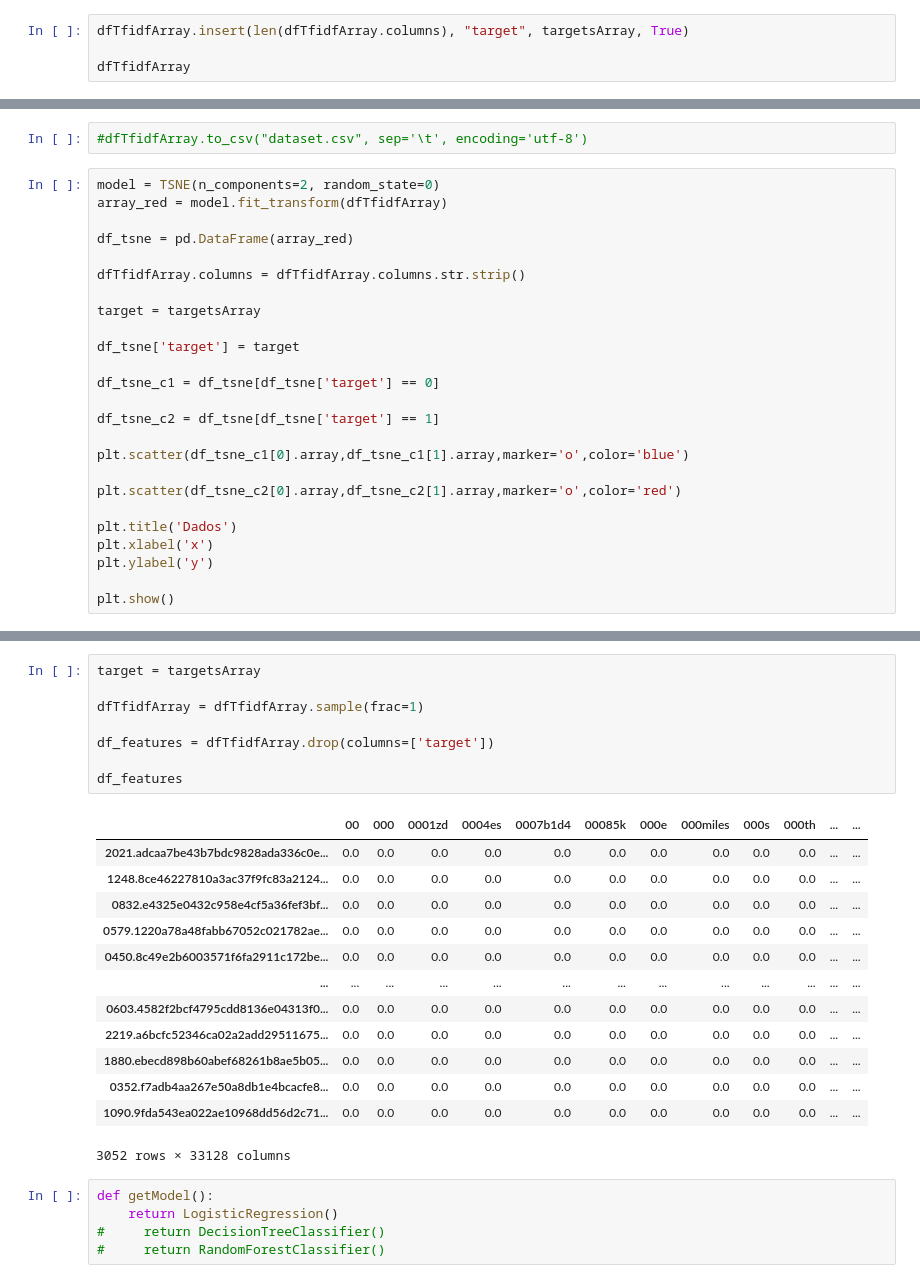
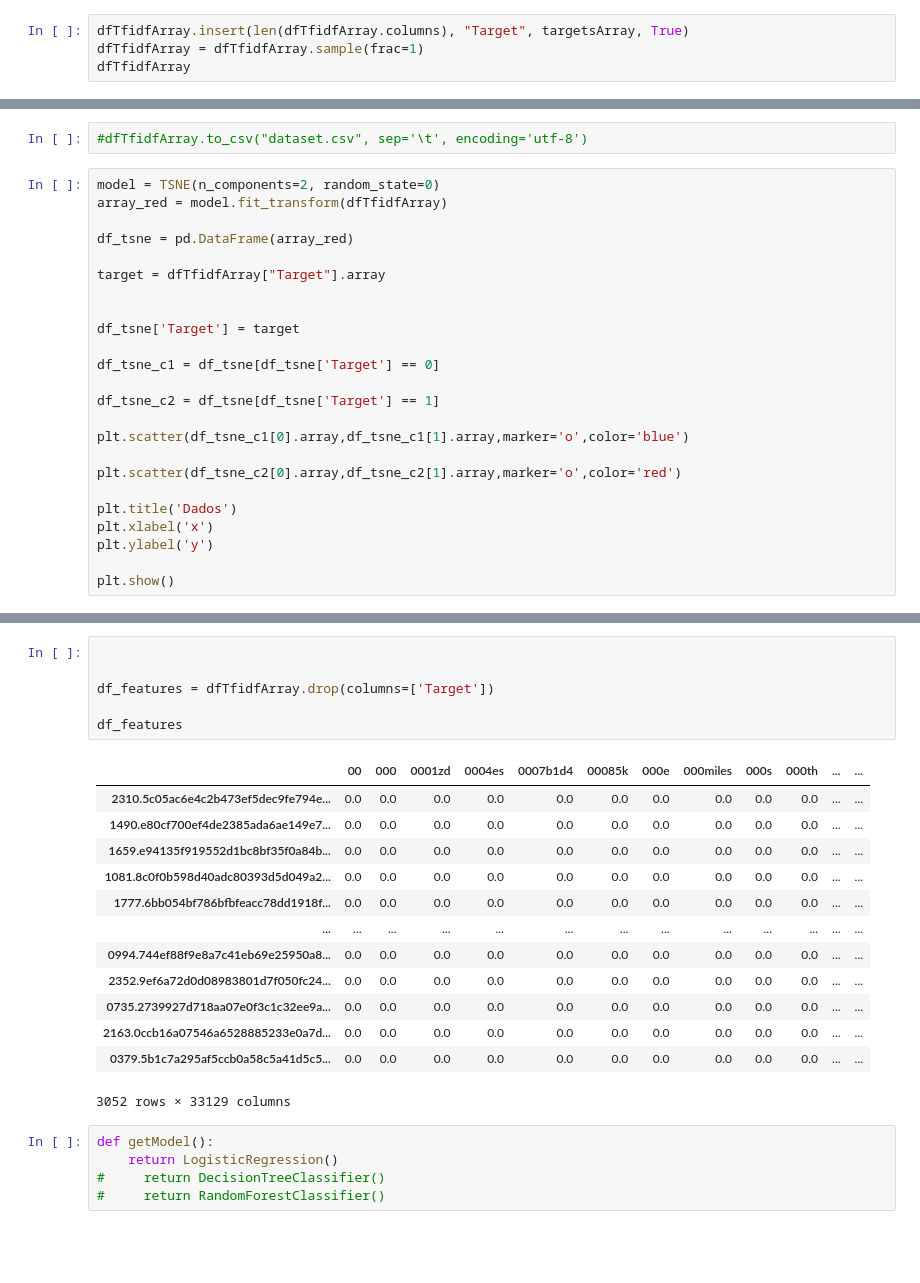
Before and after one commit to PlayerGhost/ciencia_de_dados_data_analysis, a Jupyter notebook: email_classification_test.ipynb, the cells around one changed output, grey strips where cells are left out. Cells and saved outputs as stored; diff of their text form; blank space fills up the shorter version.

```diff
--- a/email_classification_test.ipynb
+++ b/email_classification_test.ipynb
@@ -278,8 +278,8 @@ print(targetsArray)
 3052
 [0, 0, 0, 0, 0, 0, 0, 0, 0, 0, 0, 0, 0, 0, 0, 0, 0, 0, 0, 0, 0, 0, 0, 0, 0, 0, 0, 0, 0, 0, 0, 0, 0, 0, 0, 0, 0, 0, 0, 0, 0, 0, 0, 0, 0, 0, 0, 0, 0, 0, 0, 0, 0, 0, 0, 0, 0, 0, 0, 0, 0, 0, 0, 0, 0, 0, 0 ...
 # %%
-dfTfidfArray.insert(len(dfTfidfArray.columns), "target", targetsArray, True)
-
+dfTfidfArray.insert(len(dfTfidfArray.columns), "Target", targetsArray, True)
+dfTfidfArray = dfTfidfArray.sample(frac=1)
 dfTfidfArray
 # %% [output]
 |  | 00 | 000 | 0001zd | 0004es | 0007b1d4 | 00085k | 000e | 000miles | 000s | 000th | ... | ... |
@@ -303,15 +303,14 @@ array_red = model.fit_transform(dfTfidfArray)
 
 df_tsne = pd.DataFrame(array_red)
 
-dfTfidfArray.columns = dfTfidfArray.columns.str.strip()
+target = dfTfidfArray["Target"].array
 
-target = targetsArray
 
-df_tsne['target'] = target
+df_tsne['Target'] = target
 
-df_tsne_c1 = df_tsne[df_tsne['target'] == 0]
+df_tsne_c1 = df_tsne[df_tsne['Target'] == 0]
 
-df_tsne_c2 = df_tsne[df_tsne['target'] == 1]
+df_tsne_c2 = df_tsne[df_tsne['Target'] == 1]
 
 plt.scatter(df_tsne_c1[0].array,df_tsne_c1[1].array,marker='o',color='blue')
 
@@ -327,25 +326,23 @@ plt.show()
 # %%
-target = targetsArray
 
-dfTfidfArray = dfTfidfArray.sample(frac=1)
 
-df_features = dfTfidfArray.drop(columns=['target'])
+df_features = dfTfidfArray.drop(columns=['Target'])
 
 df_features
 # %% [output]
 |  | 00 | 000 | 0001zd | 0004es | 0007b1d4 | 00085k | 000e | 000miles | 000s | 000th | ... | ... |
-| 2021.adcaa7be43b7bdc9828ada336c0e... | 0.0 | 0.0 | 0.0 | 0.0 | 0.0 | 0.0 | 0.0 | 0.0 | 0.0 | 0.0 | ... | ... |
-| 1248.8ce46227810a3ac37f9fc83a2124... | 0.0 | 0.0 | 0.0 | 0.0 | 0.0 | 0.0 | 0.0 | 0.0 | 0.0 | 0.0 | ... | ... |
-| 0832.e4325e0432c958e4cf5a36fef3bf... | 0.0 | 0.0 | 0.0 | 0.0 | 0.0 | 0.0 | 0.0 | 0.0 | 0.0 | 0.0 | ... | ... |
-| 0579.1220a78a48fabb67052c021782ae... | 0.0 | 0.0 | 0.0 | 0.0 | 0.0 | 0.0 | 0.0 | 0.0 | 0.0 | 0.0 | ... | ... |
-| 0450.8c49e2b6003571f6fa2911c172be... | 0.0 | 0.0 | 0.0 | 0.0 | 0.0 | 0.0 | 0.0 | 0.0 | 0.0 | 0.0 | ... | ... |
+| 2310.5c05ac6e4c2b473ef5dec9fe794e... | 0.0 | 0.0 | 0.0 | 0.0 | 0.0 | 0.0 | 0.0 | 0.0 | 0.0 | 0.0 | ... | ... |
+| 1490.e80cf700ef4de2385ada6ae149e7... | 0.0 | 0.0 | 0.0 | 0.0 | 0.0 | 0.0 | 0.0 | 0.0 | 0.0 | 0.0 | ... | ... |
+| 1659.e94135f919552d1bc8bf35f0a84b... | 0.0 | 0.0 | 0.0 | 0.0 | 0.0 | 0.0 | 0.0 | 0.0 | 0.0 | 0.0 | ... | ... |
+| 1081.8c0f0b598d40adc80393d5d049a2... | 0.0 | 0.0 | 0.0 | 0.0 | 0.0 | 0.0 | 0.0 | 0.0 | 0.0 | 0.0 | ... | ... |
+| 1777.6bb054bf786bfbfeacc78dd1918f... | 0.0 | 0.0 | 0.0 | 0.0 | 0.0 | 0.0 | 0.0 | 0.0 | 0.0 | 0.0 | ... | ... |
 | ... | ... | ... | ... | ... | ... | ... | ... | ... | ... | ... | ... | ... |
-| 0603.4582f2bcf4795cdd8136e04313f0... | 0.0 | 0.0 | 0.0 | 0.0 | 0.0 | 0.0 | 0.0 | 0.0 | 0.0 | 0.0 | ... | ... |
-| 2219.a6bcfc52346ca02a2add29511675... | 0.0 | 0.0 | 0.0 | 0.0 | 0.0 | 0.0 | 0.0 | 0.0 | 0.0 | 0.0 | ... | ... |
-| 1880.ebecd898b60abef68261b8ae5b05... | 0.0 | 0.0 | 0.0 | 0.0 | 0.0 | 0.0 | 0.0 | 0.0 | 0.0 | 0.0 | ... | ... |
-| 0352.f7adb4aa267e50a8db1e4bcacfe8... | 0.0 | 0.0 | 0.0 | 0.0 | 0.0 | 0.0 | 0.0 | 0.0 | 0.0 | 0.0 | ... | ... |
-| 1090.9fda543ea022ae10968dd56d2c71... | 0.0 | 0.0 | 0.0 | 0.0 | 0.0 | 0.0 | 0.0 | 0.0 | 0.0 | 0.0 | ... | ... |
+| 0994.744ef88f9e8a7c41eb69e25950a8... | 0.0 | 0.0 | 0.0 | 0.0 | 0.0 | 0.0 | 0.0 | 0.0 | 0.0 | 0.0 | ... | ... |
+| 2352.9ef6a72d0d08983801d7f050fc24... | 0.0 | 0.0 | 0.0 | 0.0 | 0.0 | 0.0 | 0.0 | 0.0 | 0.0 | 0.0 | ... | ... |
+| 0735.2739927d718aa07e0f3c1c32ee9a... | 0.0 | 0.0 | 0.0 | 0.0 | 0.0 | 0.0 | 0.0 | 0.0 | 0.0 | 0.0 | ... | ... |
+| 2163.0ccb16a07546a6528885233e0a7d... | 0.0 | 0.0 | 0.0 | 0.0 | 0.0 | 0.0 | 0.0 | 0.0 | 0.0 | 0.0 | ... | ... |
+| 0379.5b1c7a295af5ccb0a58c5a41d5c5... | 0.0 | 0.0 | 0.0 | 0.0 | 0.0 | 0.0 | 0.0 | 0.0 | 0.0 | 0.0 | ... | ... |
-3052 rows × 33128 columns
+3052 rows × 33129 columns
 # %%
 def getModel():
     return LogisticRegression()
```
Also changed, not shown: parts of 5 cells of this notebook, 1 other file.
